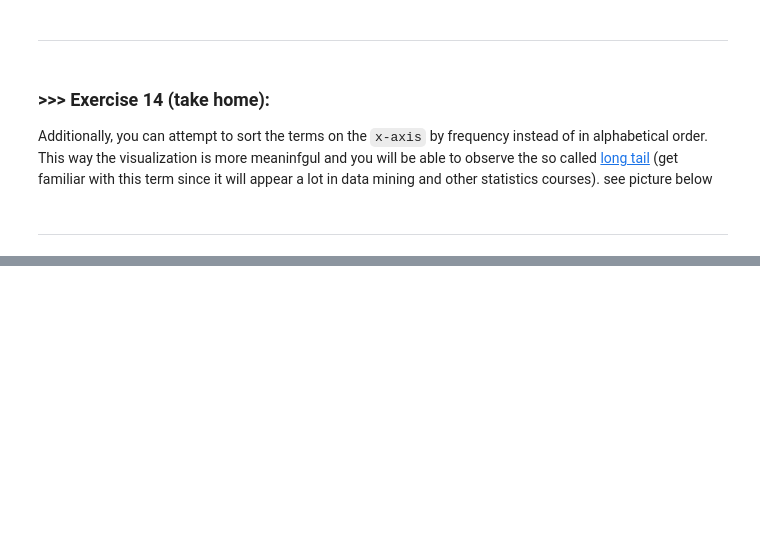
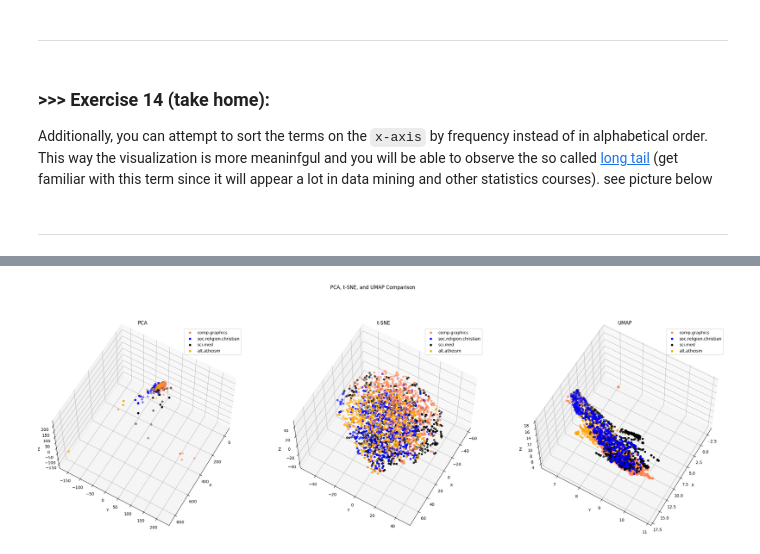
Before and after one commit to Big-problem/DM2024-Lab1-Homework, a Jupyter notebook: DM2024-Lab1-Homework.ipynb, the cells around one changed output, grey strips where cells are left out. Drawn from its saved outputs; the diff is of its cells as text; code cells hidden in the pictures; blank space fills up the shorter version.

```diff
--- a/DM2024-Lab1-Homework.ipynb
+++ b/DM2024-Lab1-Homework.ipynb
@@ -286,0 +498,24 @@ Additionally, you can attempt to sort the terms on the `x-axis` by frequency ins
+# %%
+# Convert 'text' column into term-document matrix using CountVectorizer
+count_vect = CountVectorizer()
+X_tdm = count_vect.fit_transform(X['text'])  # X['text'] contains your text data
+terms = count_vect.get_feature_names_out()  # Original terms in the vocabulary
+
+# Tokenize the sentences into sets of unique words
+X['tokenized_text'] = X['text'].str.split().apply(set)
+
+# Initialize the pattern matrix
+pattern_matrix = pd.DataFrame(0, index=X.index, columns=final_pattern_df['Patterns'])
+
+# Iterate over each pattern and check if all words in the pattern are present in the tokenized sentence
+for pattern in final_pattern_df['Patterns']:
+    pattern_words = set(pattern.split())  # Tokenize pattern into words
+    pattern_matrix[pattern] = X['tokenized_text'].apply(lambda x: 1 if pattern_words.issubset(x) else 0)
+
+# Convert the term-document matrix to a DataFrame for easy merging
+tdm_df = pd.DataFrame(X_tdm.toarray(), columns=terms, index=X.index)
+
+# Concatenate the original TDM and the pattern matrix to augment the features
+augmented_df = pd.concat([tdm_df, pattern_matrix], axis=1)
+
+augmented_df
@@ -286,0 +586,12 @@ Additionally, you can attempt to sort the terms on the `x-axis` by frequency ins
+# %%
+fig = plt.figure(figsize=(30, 10))  # Create 3 subplots for PCA, t-SNE, and UMAP
+fig.suptitle('PCA, t-SNE, and UMAP Comparison')
+ax4 = fig.add_subplot(131, projection='3d')
+ax5 = fig.add_subplot(132, projection='3d')
+ax6 = fig.add_subplot(133, projection='3d')
+plot_scatter(ax4, X_pca_aug, 'PCA', 60, -30)
+plot_scatter(ax5, X_tsne_aug, 't-SNE', 60, -30)
+plot_scatter(ax6, X_umap_aug, 'UMAP', 60, -30)
+plt.show()
+# %% [output]
+[figure, added]
```
Also changed, not shown: parts of 33 cells of this notebook.
